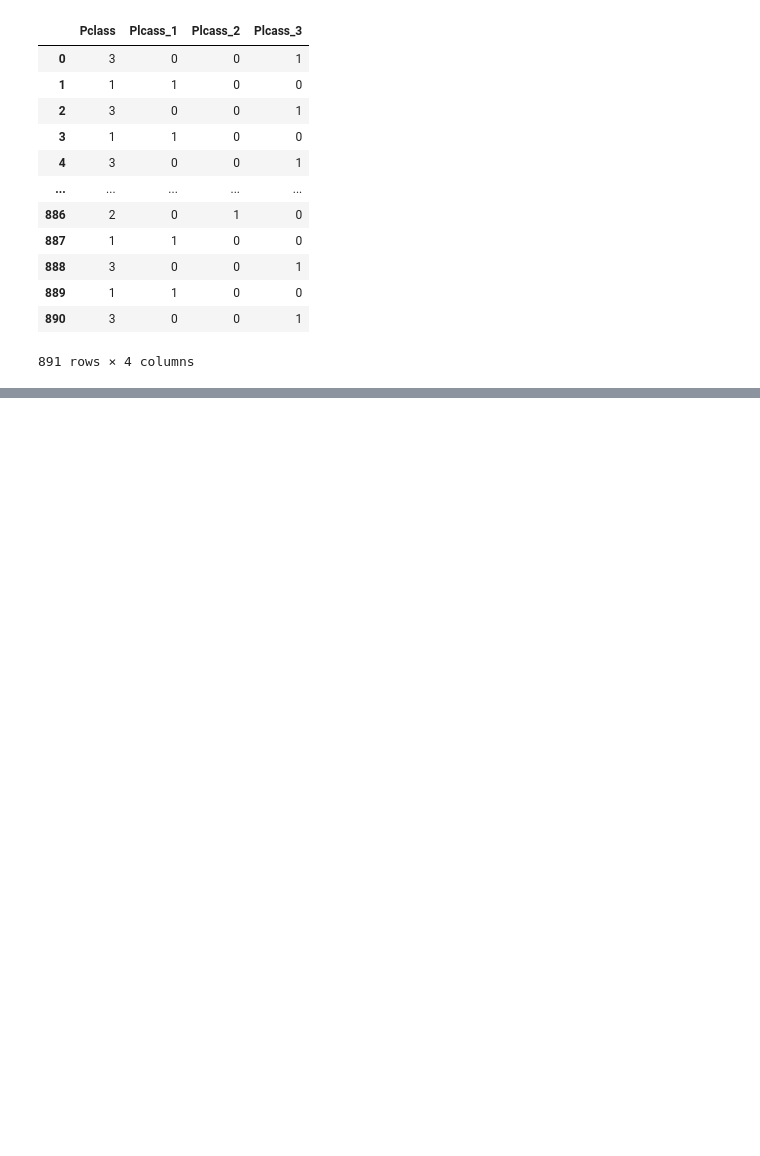
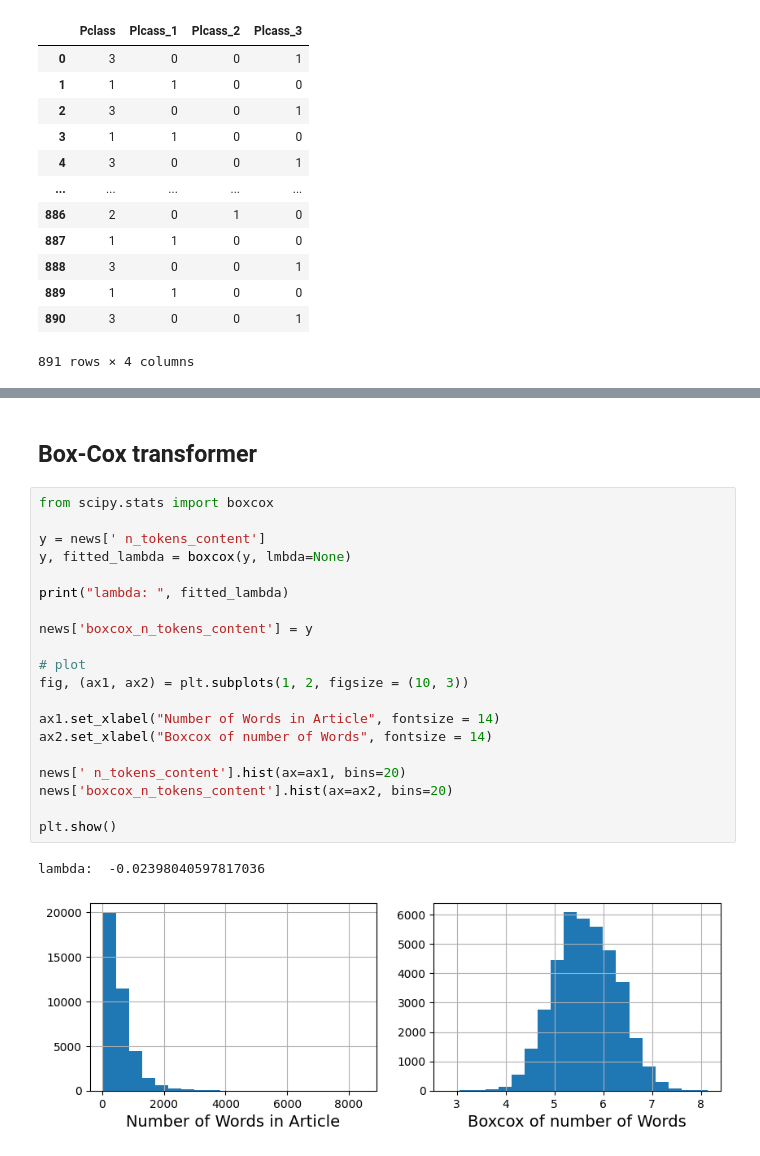
Before and after one commit to Shahriar201/Machine-Learning-Practices, a Jupyter notebook: feature_engineering02.ipynb, the cells around one changed output, grey strips where cells are left out. Cells and saved outputs as stored; diff of their text form; blank space fills up the shorter version.

```diff
--- a/feature_engineering02.ipynb
+++ b/feature_engineering02.ipynb
@@ -109,0 +216,25 @@ df
+# %% [markdown]
+## Box-Cox transformer
+# %%
+from scipy.stats import boxcox
+
+y = news[' n_tokens_content']
+y, fitted_lambda = boxcox(y, lmbda=None)
+
+print("lambda: ", fitted_lambda)
+
+news['boxcox_n_tokens_content'] = y
+
+# plot
+fig, (ax1, ax2) = plt.subplots(1, 2, figsize = (10, 3))
+
+ax1.set_xlabel("Number of Words in Article", fontsize = 14)
+ax2.set_xlabel("Boxcox of number of Words", fontsize = 14)
+
+news[' n_tokens_content'].hist(ax=ax1, bins=20)
+news['boxcox_n_tokens_content'].hist(ax=ax2, bins=20)
+
+plt.show()
+# %% [output]
+lambda:  -0.02398040597817036
+[figure, added]
```
Also changed, not shown: parts of 19 cells of this notebook.
